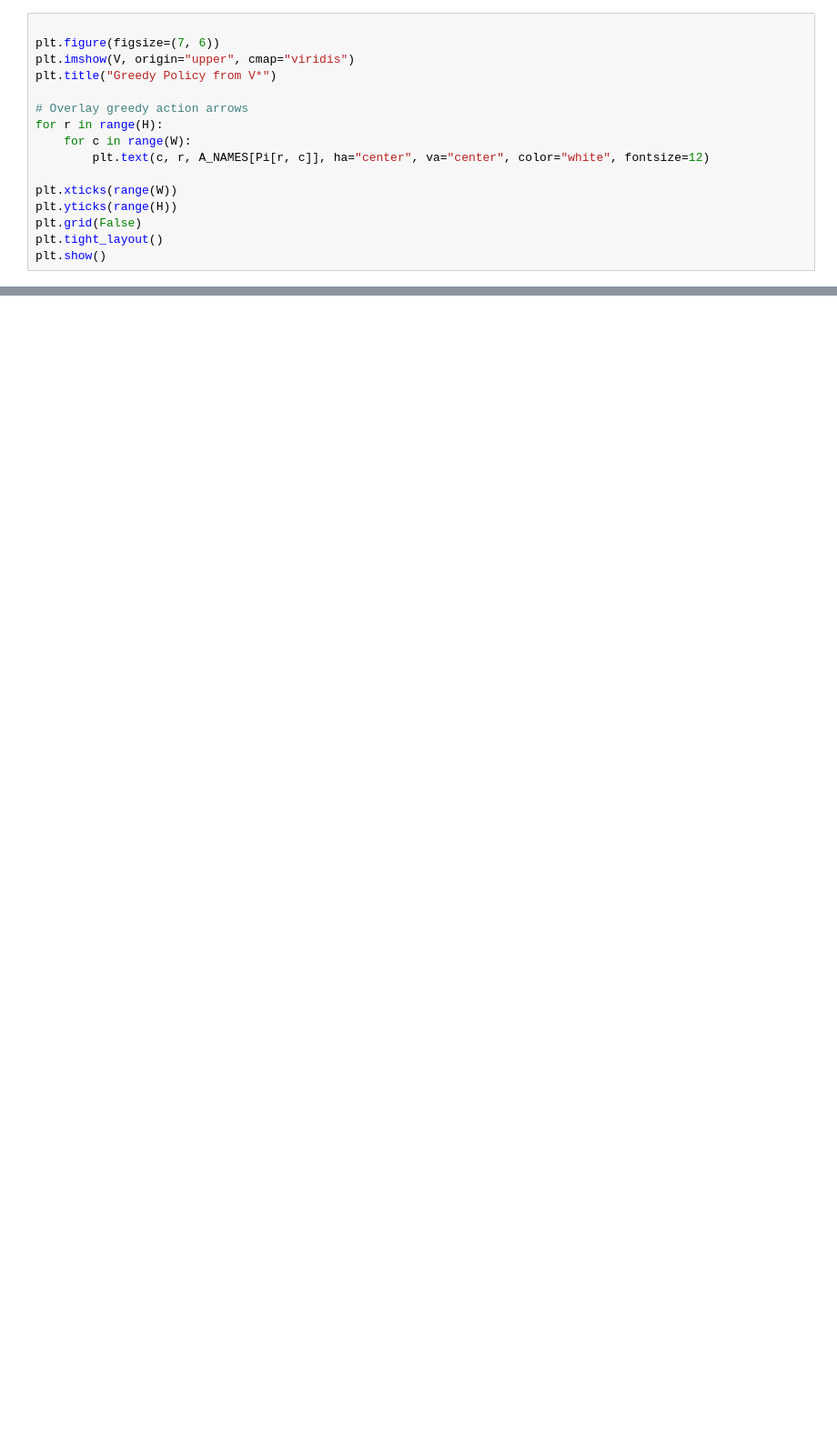
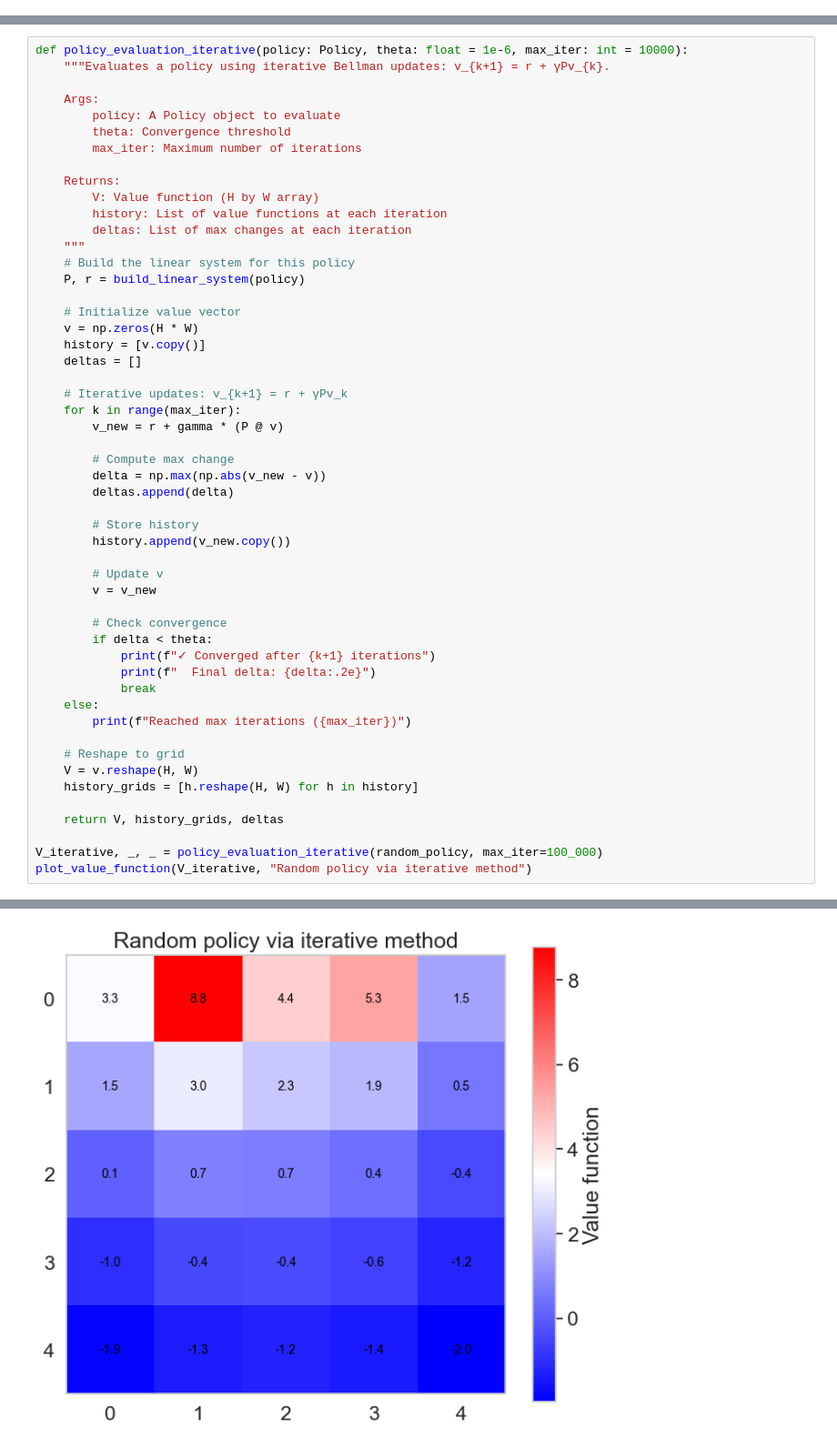
Before and after one commit to changyaochen/MECE4520, a Jupyter notebook: lectures/notebooks/21_gridworld.ipynb, the cells around one changed output, grey strips where cells are left out. Shown at 91% size. Cells and saved outputs as stored; diff of their text form; blank space fills up the shorter version.

```diff
--- a/lectures/notebooks/21_gridworld.ipynb
+++ b/lectures/notebooks/21_gridworld.ipynb
@@ -183,16 +154,0 @@ plt.show()
-# %%
-
-plt.figure(figsize=(7, 6))
-plt.imshow(V, origin="upper", cmap="viridis")
-plt.title("Greedy Policy from V*")
-
-# Overlay greedy action arrows
-for r in range(H):
-    for c in range(W):
-        plt.text(c, r, A_NAMES[Pi[r, c]], ha="center", va="center", color="white", fontsize=12)
-
-plt.xticks(range(W))
-plt.yticks(range(H))
-plt.grid(False)
-plt.tight_layout()
-plt.show()
@@ -200,0 +401,53 @@ plt.show()
+# %%
+def policy_evaluation_iterative(policy: Policy, theta: float = 1e-6, max_iter: int = 10000):
+    """Evaluates a policy using iterative Bellman updates: v_{k+1} = r + γPv_{k}.
+
+    Args:
+        policy: A Policy object to evaluate
+        theta: Convergence threshold
+        max_iter: Maximum number of iterations
+
+    Returns:
+        V: Value function (H by W array)
+        history: List of value functions at each iteration
+        deltas: List of max changes at each iteration
+    """
+    # Build the linear system for this policy
+    P, r = build_linear_system(policy)
+
+    # Initialize value vector
+    v = np.zeros(H * W)
+    history = [v.copy()]
+    deltas = []
+
+    # Iterative updates: v_{k+1} = r + γPv_k
+    for k in range(max_iter):
+        v_new = r + gamma * (P @ v)
+
+        # Compute max change
+        delta = np.max(np.abs(v_new - v))
+        deltas.append(delta)
+
+        # Store history
+        history.append(v_new.copy())
+
+        # Update v
+        v = v_new
+
+        # Check convergence
+        if delta < theta:
+            print(f"✓ Converged after {k+1} iterations")
+            print(f"  Final delta: {delta:.2e}")
+            break
+    else:
+        print(f"Reached max iterations ({max_iter})")
+
+    # Reshape to grid
+    V = v.reshape(H, W)
+    history_grids = [h.reshape(H, W) for h in history]
+
+    return V, history_grids, deltas
+
+V_iterative, _, _ = policy_evaluation_iterative(random_policy, max_iter=100_000)
+plot_value_function(V_iterative, "Random policy via iterative method")
+# %% [output]
@@ -200,0 +456 @@ plt.show()
+[figure, added]
```
Also changed, not shown: parts of 14 cells of this notebook.
